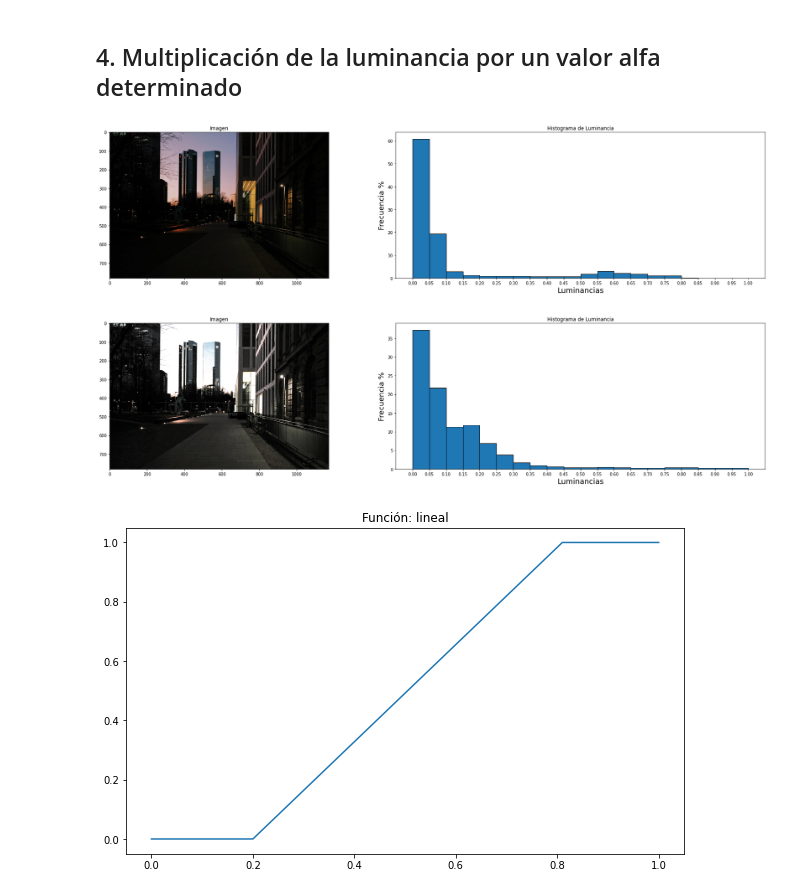
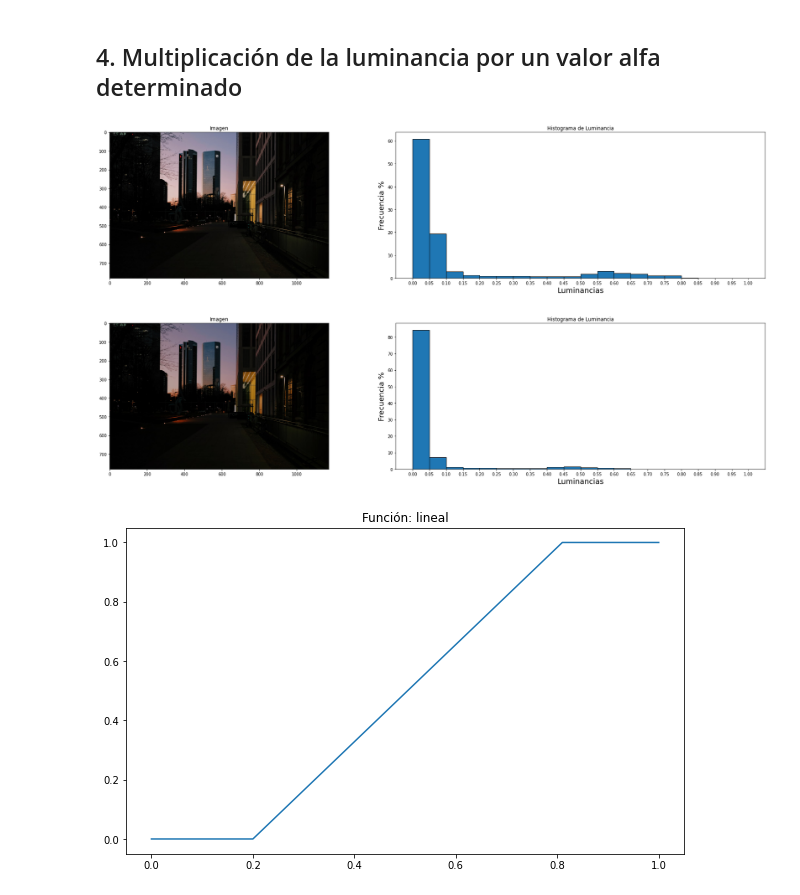
Before and after one commit to nicolassalomon96/procesamiento_imagenes_UNS, a Jupyter notebook: TP4/Histograma_de_luminancia.ipynb, the cells around one changed output. Saved outputs shown, nothing was run; the diff lists cells and outputs as text; code cells hidden in the pictures.

```diff
--- a/TP4/Histograma_de_luminancia.ipynb
+++ b/TP4/Histograma_de_luminancia.ipynb
@@ -242,36 +248,38 @@ high_Y_1 = 'https://www.rockandpop.cl/wp-content/uploads/2020/01/photophobia.jpg
 high_Y_2 = 'https://i0.wp.com/www.iluminet.com/press/wp-content/uploads/2018/11/ugr-06.jpg?w=780&ssl=1'
 
 Imagen = 'Baja_luminancia_2' #@param ["Baja_luminancia_1","Baja_luminancia_2","Alta_luminancia_1","Alta_luminancia_2"]
 
 if Imagen =='Baja_luminancia_1':
   image_2 = get_image(low_Y_1)
 if Imagen =='Baja_luminancia_2':
   image_2 = get_image(low_Y_2)
 if Imagen =='Alta_luminancia_1':
   image_2 = get_image(high_Y_1)
 if Imagen =='Alta_luminancia_2':
   image_2 = get_image(high_Y_2)
 
 #@markdown Seleccione el valor alfa a multiplicar: { run: "auto" }
-Alfa = 3 #@param {type:"slider", min:0, max:5, step:0.1}
+Alfa = 0.8 #@param {type:"slider", min:0, max:5, step:0.1}
 
 #@markdown Seleccione la cantidad de contadores: { run: "auto" }
 Contadores_1 = 20 #@param {type:"slider", min:1, max:50, step:1}
 
 image_2_y, image_2_i, image_2_q = split_YIQ(rgb2yiq(image_2)) #Extracción del canal Y (luminancia) de la imagen
 
-image_2_y_mod = image_y * Alfa
+image_2_y_mod = image_2_y * Alfa
+
+image_2_y_mod = np.dstack((yiq_clip(image_2_y_mod, image_2_i, image_2_q))) #Nos aseguramos que no se salga de rango
 
 counts_relative_freq, bins = generate_histo(image_2_y,0,1,Contadores_1)
 plot_image_histo(image_2, counts_relative_freq, bins, Contadores_1, figsize=(25,6))
 
 counts_relative_freq_alfa, bins_alfa = generate_histo(image_2_y_mod,0,1,Contadores_1)
 image_2_mod = np.dstack((image_2_y_mod, image_2_i, image_2_q))
 image_2_mod_rgb = yiq2rgb(image_2_mod)
 plot_image_histo(image_2_mod_rgb, counts_relative_freq_alfa, bins_alfa, Contadores_1, figsize=(25,6))
 # %% [output]
 [figure]
-[figure, old version]
+[figure, new version]
 # %%
 def plot_sqr_function(xmin, xmax):
   x = np.arange(xmin, xmax + 0.01, 0.01)
```
Also changed, not shown: parts of 4 cells of this notebook.
